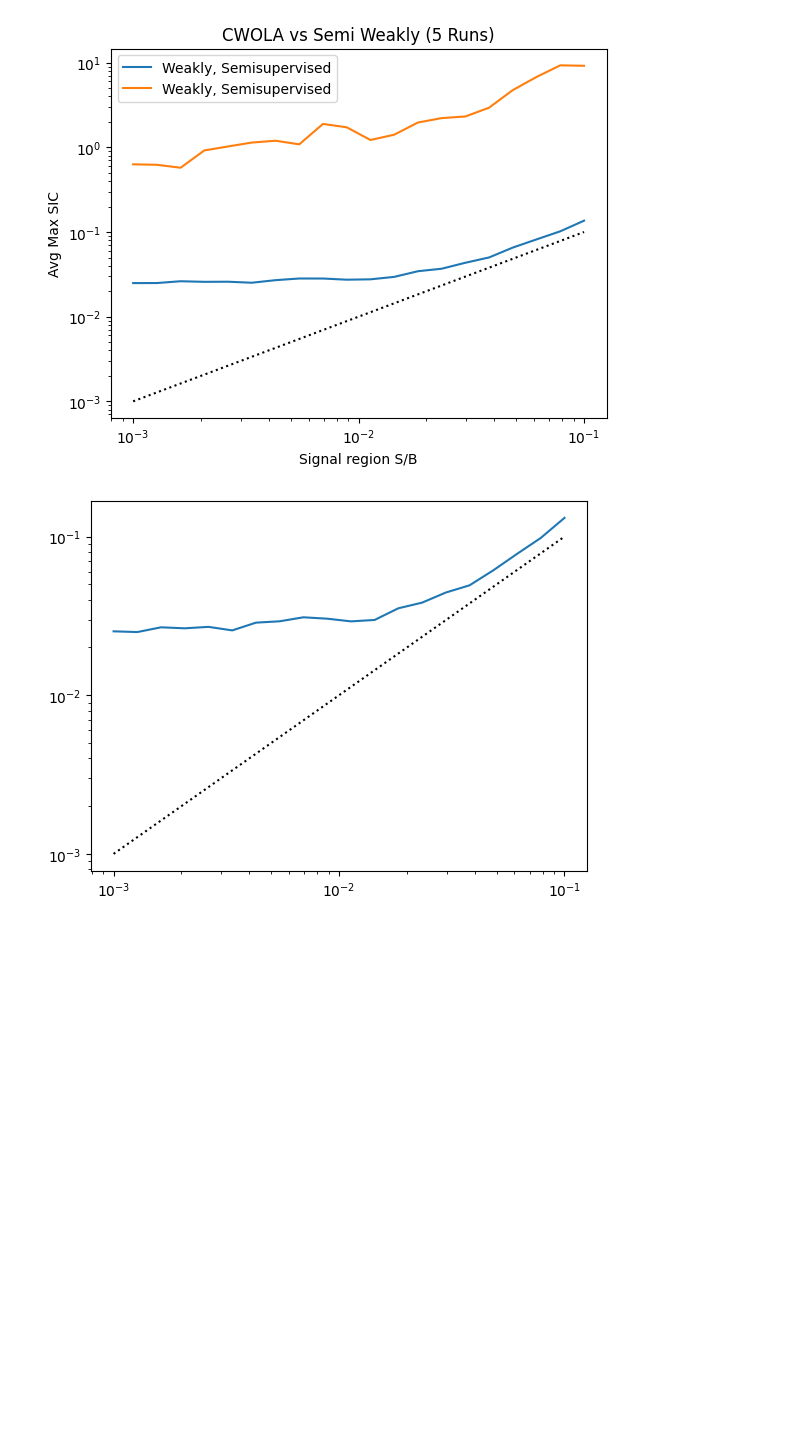
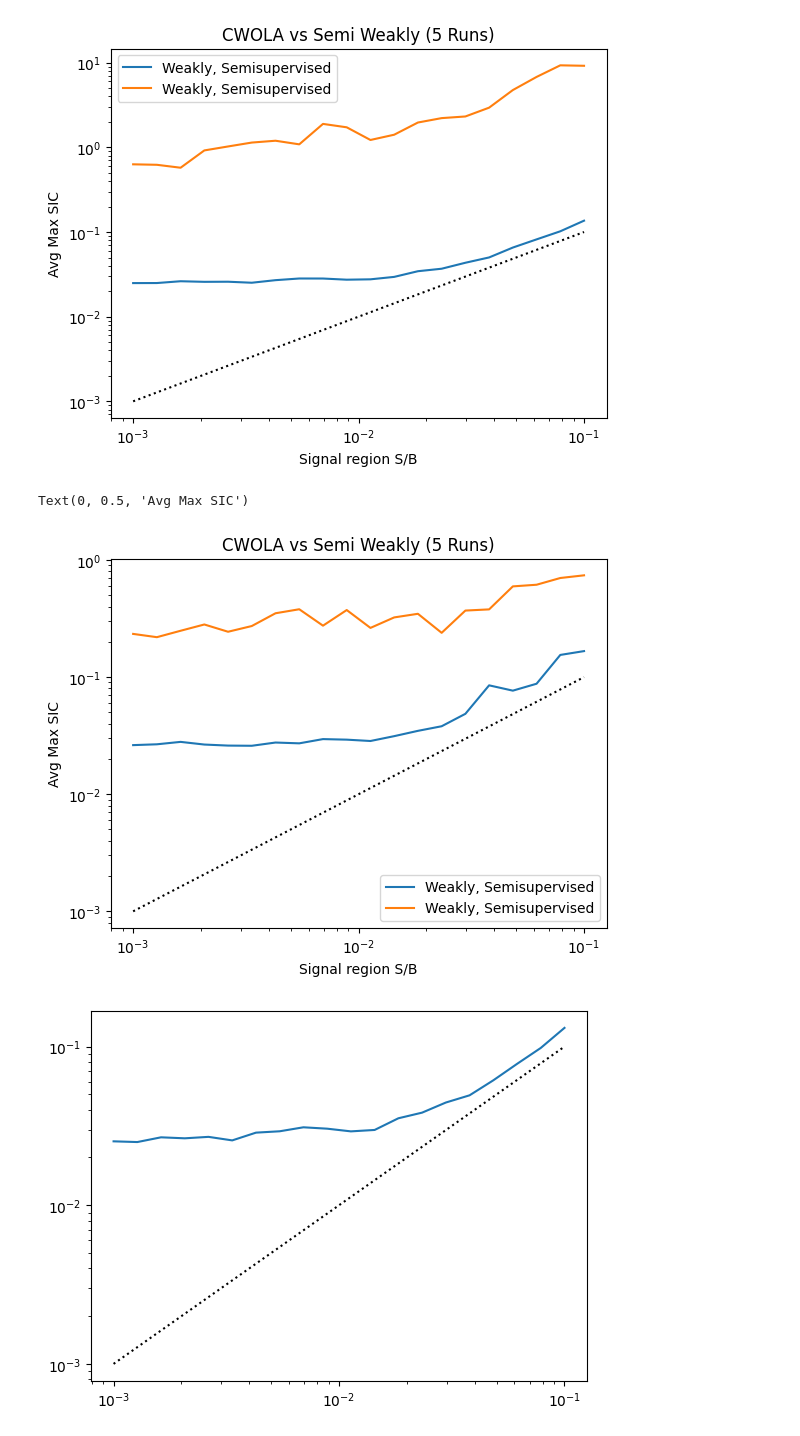
Before and after one commit to GitGup/SemiWeaklySupervised, a Jupyter notebook: SemiWeakly6Features.ipynb, the cells around one changed output. Cells and saved outputs as stored; diff of their text form; code cells hidden in the pictures; blank space fills up the shorter version.

```diff
--- a/SemiWeakly6Features.ipynb
+++ b/SemiWeakly6Features.ipynb
@@ -1129,6 +1166,23 @@ plt.ylabel("Avg Max SIC")
 # %% [output]
 Text(0, 0.5, 'Avg Max SIC')
 [figure]
+# %%
+avgww = np.median(weight_list3_runs, axis = 0)
+avgww2 = np.median(weight_list4_runs, axis = 0)
+
+plt.plot(sig_list,avgww,label="Weakly, Semisupervised")
+plt.plot(sig_list,avgww2,label="Weakly, Semisupervised")
+plt.plot(sig_list,sig_list,ls=":",color="black")
+
+plt.title(f"CWOLA vs Semi Weakly ({num_runs} Runs)")
+plt.legend()
+plt.yscale("log")
+plt.xscale("log")
+plt.xlabel("Signal region S/B")
+plt.ylabel("Avg Max SIC")
+# %% [output]
+Text(0, 0.5, 'Avg Max SIC')
+[figure, added]
 # %%
 plt.plot(sig_list, weight_list3)
 plt.plot(sig_list,sig_list,ls=":",color="black")
```
Also changed, not shown: parts of 5 cells of this notebook.
